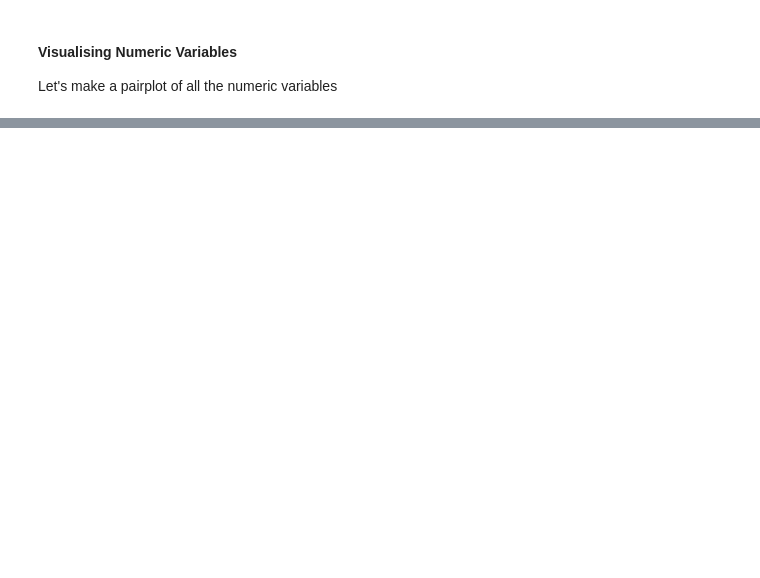
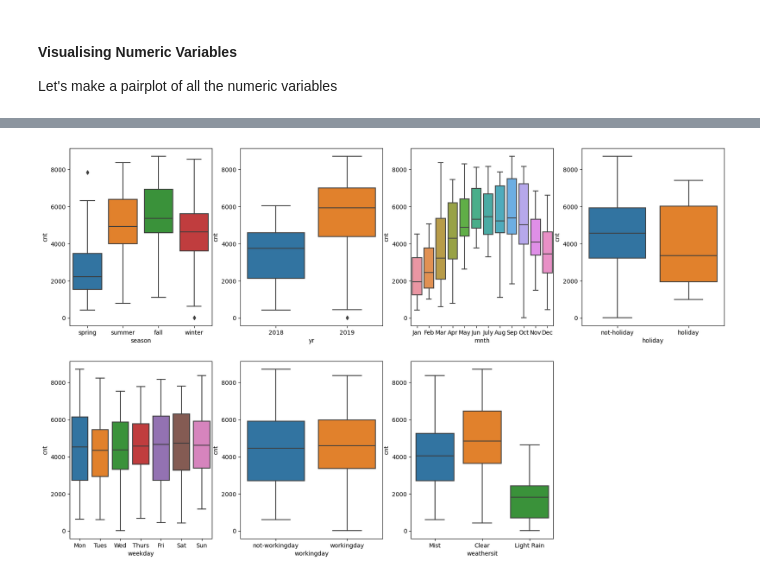
Before and after one commit to prithviraj2105/Bike-Sharing-Assignment, a Jupyter notebook: Prithviraj_Pawar.ipynb, the cells around one changed output, grey strips where cells are left out. Cells and saved outputs as stored; diff of their text form; code cells hidden in the pictures; blank space fills up the shorter version.

```diff
--- a/Prithviraj_Pawar.ipynb
+++ b/Prithviraj_Pawar.ipynb
@@ -165,0 +203,11 @@ plt.show()
+# %%
+cols=["season","yr","mnth","holiday","weekday","workingday",'weathersit']
+plt.figure(figsize=(20, 12))
+i=1
+for col in cols:
+    plt.subplot(2,4,i)
+    i=i+1
+    sns.boxplot(x=dailyBikeData[col],y=dailyBikeData['cnt'])
+plt.show()
+# %% [output]
+[figure, added]
```
Also changed, not shown: parts of 142 cells of this notebook.
